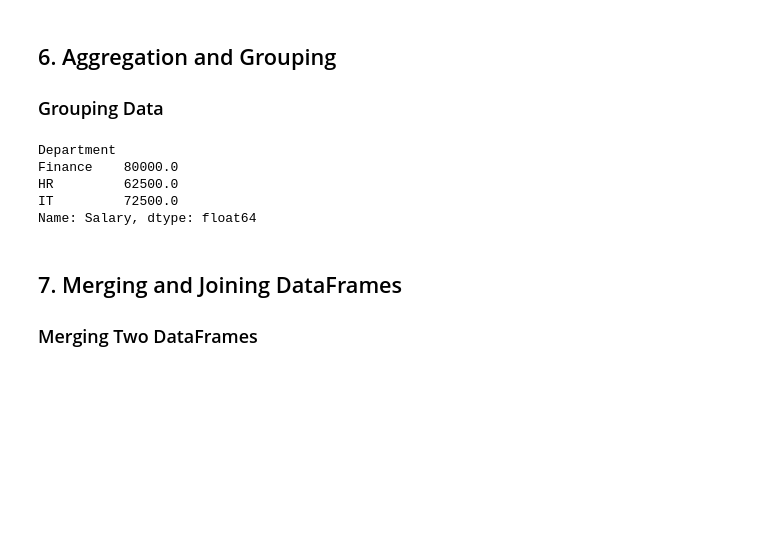
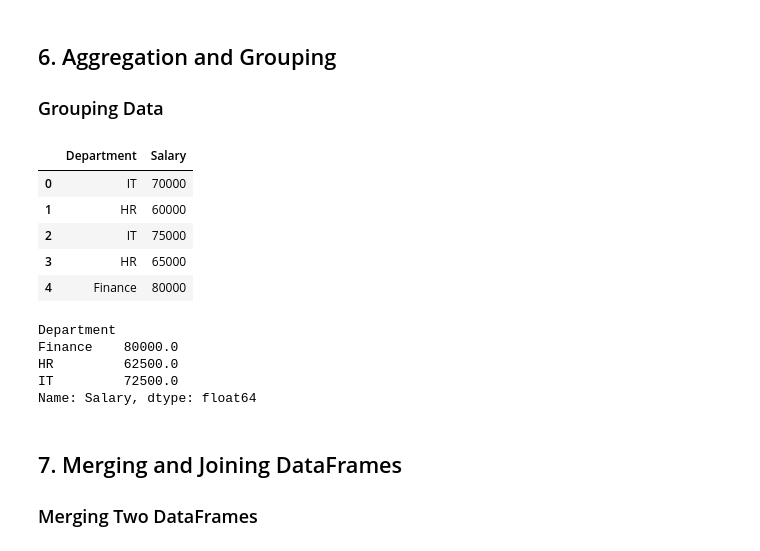
Before and after one commit to AnneLaureM/BasicPythonWorkshop, a Jupyter notebook: BasicPythonWorkshop.ipynb, the cells around one changed output. Saved outputs shown, nothing was run; the diff lists cells and outputs as text; code cells hidden in the pictures; blank space fills up the shorter version.

```diff
--- a/BasicPythonWorkshop.ipynb
+++ b/BasicPythonWorkshop.ipynb
@@ -431,16 +448,25 @@ print(df)
 # %%
 data = {
     "Department": ["IT", "HR", "IT", "HR", "Finance"],
     "Salary": [70000, 60000, 75000, 65000, 80000]
 }
 df = pd.DataFrame(data)
-print(df.groupby("Department")["Salary"].mean())
+df
 # %% [output]
-Department
-Finance    80000.0
-HR         62500.0
-IT         72500.0
-Name: Salary, dtype: float64
+|  | Department | Salary |
+| 0 | IT | 70000 |
+| 1 | HR | 60000 |
+| 2 | IT | 75000 |
+| 3 | HR | 65000 |
+| 4 | Finance | 80000 |
+# %%
+df.groupby("Department")["Salary"].mean()
+# %% [output]
+Department
+Finance    80000.0
+HR         62500.0
+IT         72500.0
+Name: Salary, dtype: float64
 # %% [markdown]
 ## 7. Merging and Joining DataFrames
 ### Merging Two DataFrames
```
Also changed, not shown: parts of 23 cells of this notebook.
